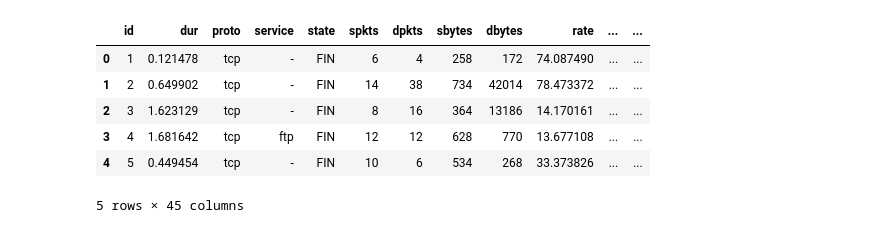
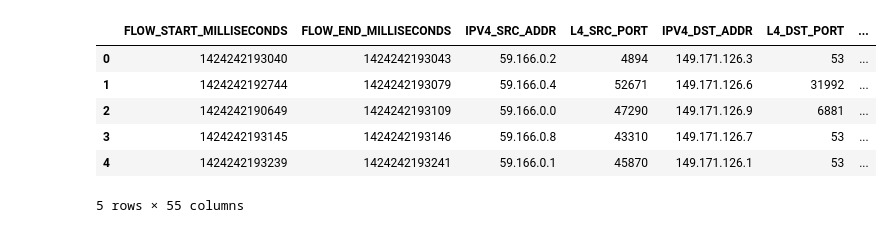
Before and after one commit to lilysli/intrusion-detection-classifier, a Jupyter notebook: src/intrusion-detection-classifier.ipynb, the cells around one changed output. Cells and saved outputs as stored; diff of their text form; code cells hidden in the pictures.

```diff
--- a/src/intrusion-detection-classifier.ipynb
+++ b/src/intrusion-detection-classifier.ipynb
@@ -14,13 +15,13 @@ import data_preprocessor
 # %%
 # load dataset
-training_data = pd.read_csv('../data/UNSW_NB15_training-set.csv')
-training_data.head()
+data = pd.read_csv('../data/NF-UNSW-NB15-v3.csv')
+data.head()
 # %% [output]
-|  | id | dur | proto | service | state | spkts | dpkts | sbytes | dbytes | rate | ... | ... |
-| 0 | 1 | 0.121478 | tcp | - | FIN | 6 | 4 | 258 | 172 | 74.087490 | ... | ... |
-| 1 | 2 | 0.649902 | tcp | - | FIN | 14 | 38 | 734 | 42014 | 78.473372 | ... | ... |
-| 2 | 3 | 1.623129 | tcp | - | FIN | 8 | 16 | 364 | 13186 | 14.170161 | ... | ... |
-| 3 | 4 | 1.681642 | tcp | ftp | FIN | 12 | 12 | 628 | 770 | 13.677108 | ... | ... |
-| 4 | 5 | 0.449454 | tcp | - | FIN | 10 | 6 | 534 | 268 | 33.373826 | ... | ... |
+|  | FLOW_START_MILLISECONDS | FLOW_END_MILLISECONDS | IPV4_SRC_ADDR | L4_SRC_PORT | IPV4_DST_ADDR | L4_DST_PORT | ... |
+| 0 | 1424242193040 | 1424242193043 | 59.166.0.2 | 4894 | 149.171.126.3 | 53 | ... |
+| 1 | 1424242192744 | 1424242193079 | 59.166.0.4 | 52671 | 149.171.126.6 | 31992 | ... |
+| 2 | 1424242190649 | 1424242193109 | 59.166.0.0 | 47290 | 149.171.126.9 | 6881 | ... |
+| 3 | 1424242193145 | 1424242193146 | 59.166.0.8 | 43310 | 149.171.126.7 | 53 | ... |
+| 4 | 1424242193239 | 1424242193241 | 59.166.0.1 | 45870 | 149.171.126.1 | 53 | ... |
-5 rows × 45 columns
+5 rows × 55 columns
 # %%
```
Also changed, not shown: parts of 16 cells of this notebook, 1 other file.
